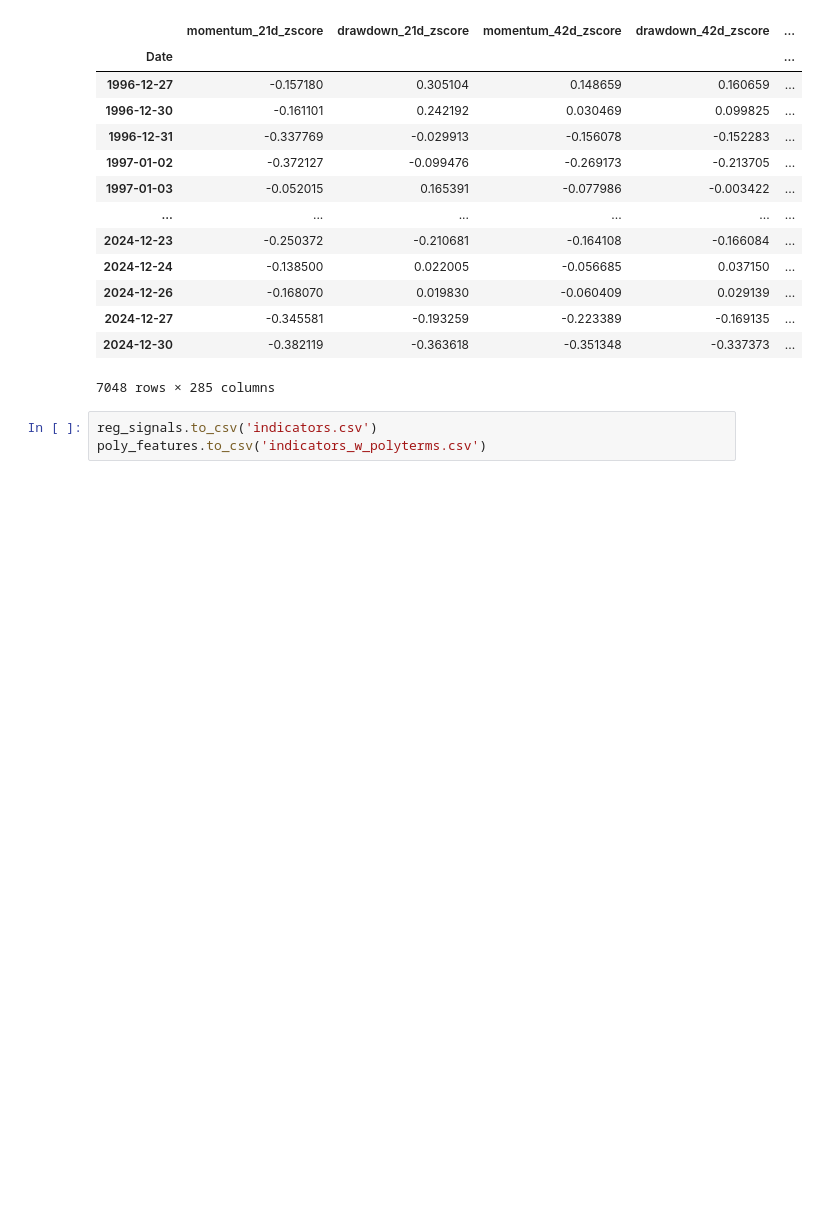
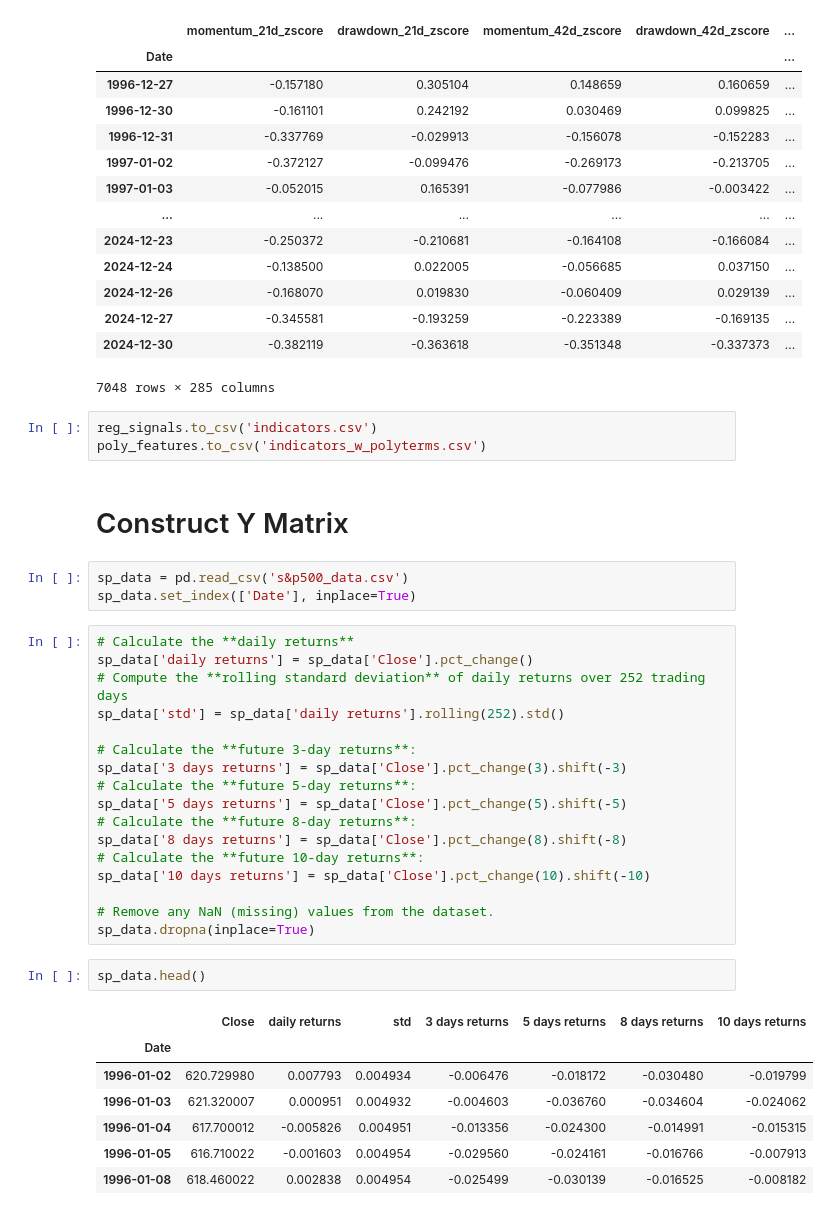
Before and after one commit to BSIC/Momentum_ML, a Jupyter notebook: Features_Engineering.ipynb, the cells around one changed output. Saved outputs shown, nothing was run; the diff lists cells and outputs as text; blank space fills up the shorter version.

Commit message:
Added Y Matrix Construction code to the notebook

```diff
--- a/Features_Engineering.ipynb
+++ b/Features_Engineering.ipynb
@@ -145,3 +151,35 @@ norm_features
 # %%
 reg_signals.to_csv('indicators.csv')
 poly_features.to_csv('indicators_w_polyterms.csv')
+# %% [markdown]
+# Construct Y Matrix
+# %%
+sp_data = pd.read_csv('s&p500_data.csv')
+sp_data.set_index(['Date'], inplace=True)
+# %%
+# Calculate the **daily returns**
+sp_data['daily returns'] = sp_data['Close'].pct_change()
+# Compute the **rolling standard deviation** of daily returns over 252 trading days
+sp_data['std'] = sp_data['daily returns'].rolling(252).std()
+
+# Calculate the **future 3-day returns**:
+sp_data['3 days returns'] = sp_data['Close'].pct_change(3).shift(-3)
+# Calculate the **future 5-day returns**:
+sp_data['5 days returns'] = sp_data['Close'].pct_change(5).shift(-5)
+# Calculate the **future 8-day returns**:
+sp_data['8 days returns'] = sp_data['Close'].pct_change(8).shift(-8)
+# Calculate the **future 10-day returns**:
+sp_data['10 days returns'] = sp_data['Close'].pct_change(10).shift(-10)
+
+# Remove any NaN (missing) values from the dataset.
+sp_data.dropna(inplace=True)
+# %%
+sp_data.head()
+# %% [output]
+|  | Close | daily returns | std | 3 days returns | 5 days returns | 8 days returns | 10 days returns |
+| Date |  |  |  |  |  |  |  |
+| 1996-01-02 | 620.729980 | 0.007793 | 0.004934 | -0.006476 | -0.018172 | -0.030480 | -0.019799 |
+| 1996-01-03 | 621.320007 | 0.000951 | 0.004932 | -0.004603 | -0.036760 | -0.034604 | -0.024062 |
+| 1996-01-04 | 617.700012 | -0.005826 | 0.004951 | -0.013356 | -0.024300 | -0.014991 | -0.015315 |
+| 1996-01-05 | 616.710022 | -0.001603 | 0.004954 | -0.029560 | -0.024161 | -0.016766 | -0.007913 |
+| 1996-01-08 | 618.460022 | 0.002838 | 0.004954 | -0.025499 | -0.030139 | -0.016525 | -0.008182 |
```
Also changed, not shown: parts of 4 cells of this notebook.
